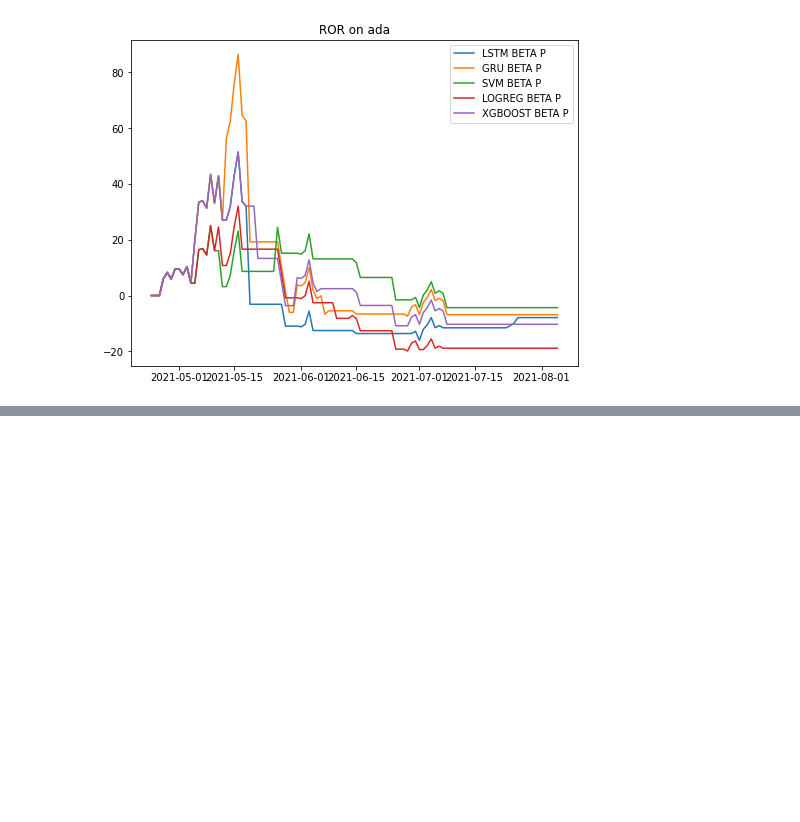
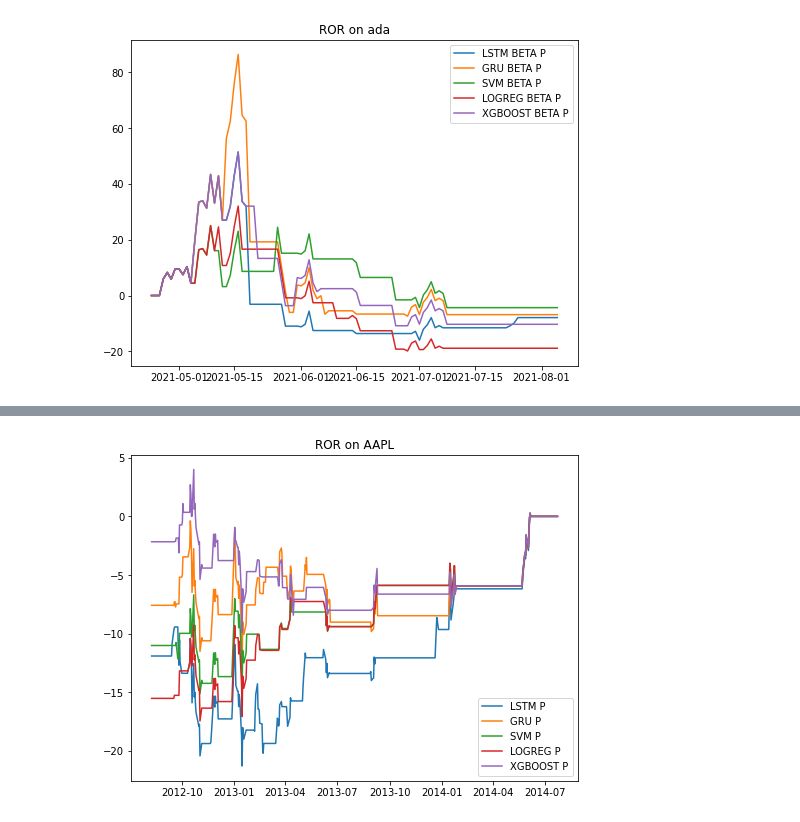
Before and after one commit to fshnkarimi/Labeling, a Jupyter notebook: Buy&Hold.ipynb, the cells around one changed output, grey strips where cells are left out. Cells and saved outputs as stored; diff of their text form; code cells hidden in the pictures; blank space fills up the shorter version.

```diff
--- a/Buy&Hold.ipynb
+++ b/Buy&Hold.ipynb
@@ -2152,0 +4415,4 @@ visualize_ror(df_dict, 'ada', is_beta = True, is_purged = True)
+# %%
+visualize_ror(df_dict, 'AAPL', df_type='sp', is_purged=True)
+# %% [output]
+[figure, added]
```
Also changed, not shown: parts of 185 cells of this notebook.
